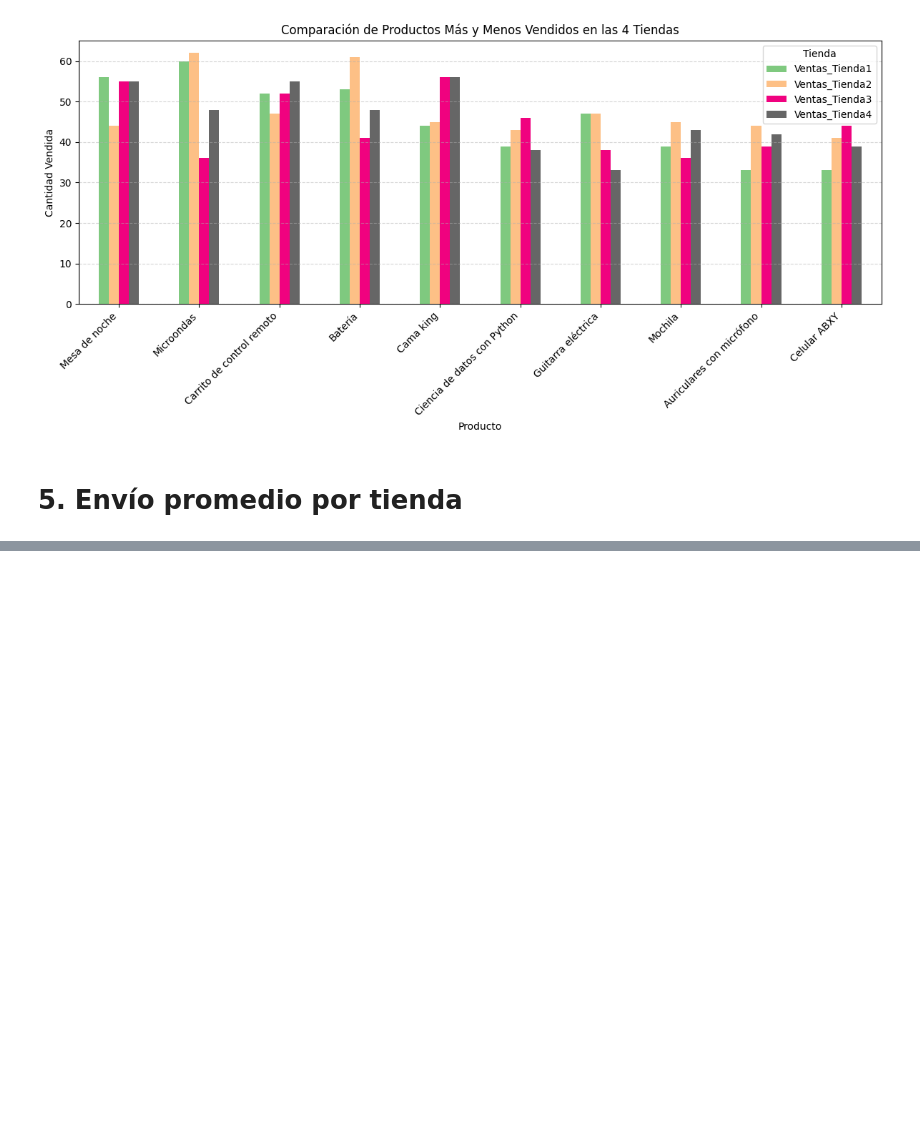
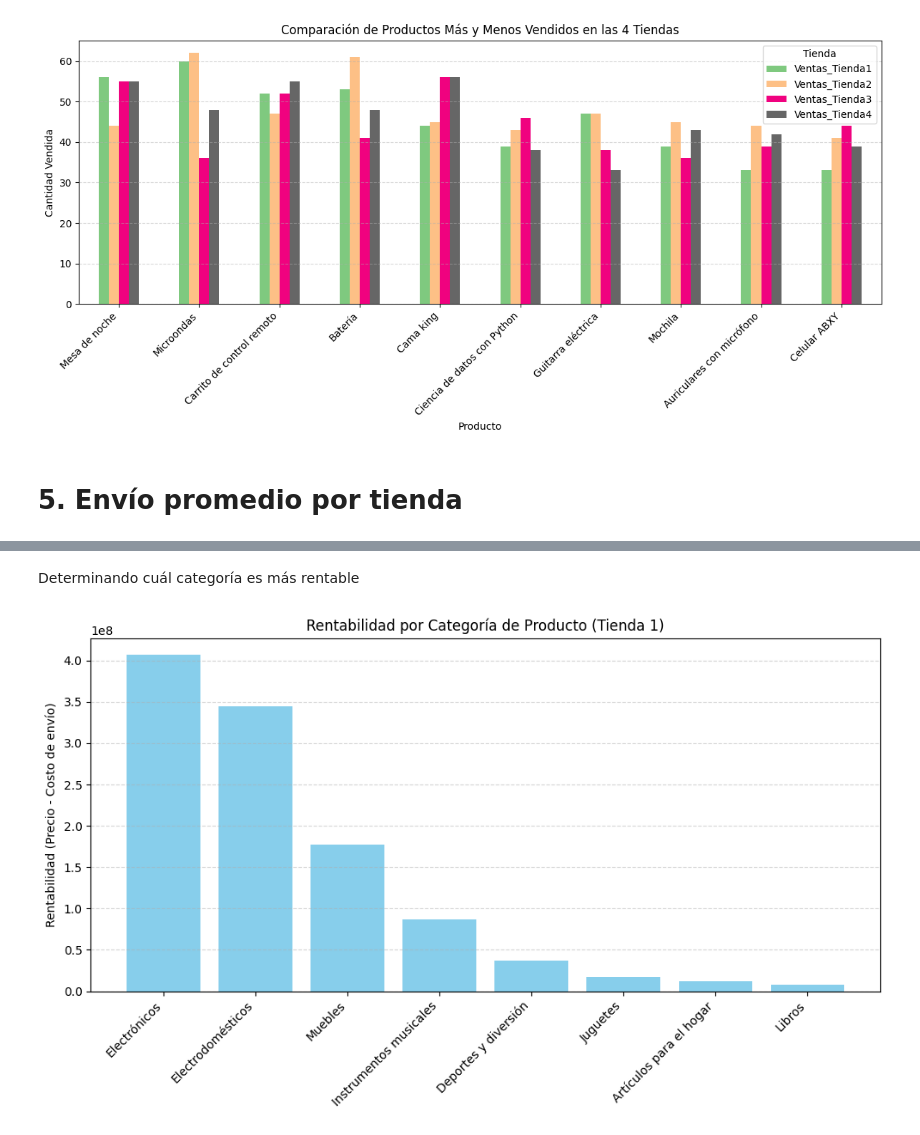
Before and after one commit to Akiri12/challenge-alura-store, a Jupyter notebook: AluraStoreLatam.ipynb, the cells around one changed output, grey strips where cells are left out. Saved outputs shown, nothing was run; the diff lists cells and outputs as text; code cells hidden in the pictures; blank space fills up the shorter version.

```diff
--- a/AluraStoreLatam.ipynb
+++ b/AluraStoreLatam.ipynb
@@ -377,0 +454,21 @@ plt.show()
+# %%
+# Añadir columna de tienda para cada uno antes de unir
+tienda1['Tienda'] = 'Tienda 1'
+tienda2['Tienda'] = 'Tienda 2'
+tienda3['Tienda'] = 'Tienda 3'
+tienda4['Tienda'] = 'Tienda 4'
+
+# Unir todos los DataFrames
+tiendas = pd.concat([tienda1, tienda2, tienda3, tienda4], ignore_index=True)
+
+# Limpiar nombres de columnas
+tiendas.columns = tiendas.columns.str.strip()
+
+# Agrupar productos únicos por categoría combinando todas las tiendas
+productos_por_categoria = tiendas.groupby('Categoría del Producto')['Producto'].unique()
+
+# Mostrar
+for categoria, productos in productos_por_categoria.items():
+    print(f"\nCategoría: {categoria}")
+    for producto in sorted(productos):
+        print(f"   - {producto}")
@@ -377,0 +654,28 @@ plt.show()
+# %% [markdown]
+Determinando cuál categoría es más rentable
+# %%
+import matplotlib.pyplot as plt
+
+# Asegurar nombres de columnas sin espacios
+tienda1.columns = tienda1.columns.str.strip()
+
+# Calcular ingresos y costos por categoría
+rentabilidad = tienda1.groupby('Categoría del Producto')[['Precio', 'Costo de envío']].sum().reset_index()
+
+# Calcular rentabilidad
+rentabilidad['Rentabilidad'] = rentabilidad['Precio'] - rentabilidad['Costo de envío']
+
+# Ordenar por rentabilidad descendente
+rentabilidad = rentabilidad.sort_values(by='Rentabilidad', ascending=False)
+
+# Graficar
+plt.figure(figsize=(10, 6))
+plt.bar(rentabilidad['Categoría del Producto'], rentabilidad['Rentabilidad'], color='skyblue')
+plt.xticks(rotation=45, ha='right')
+plt.ylabel('Rentabilidad (Precio - Costo de envío)')
+plt.title('Rentabilidad por Categoría de Producto (Tienda 1)')
+plt.tight_layout()
+plt.grid(axis='y', linestyle='--', alpha=0.5)
+plt.show()
+# %% [output]
+[figure, added]
```
Also changed, not shown: parts of 38 cells of this notebook.
